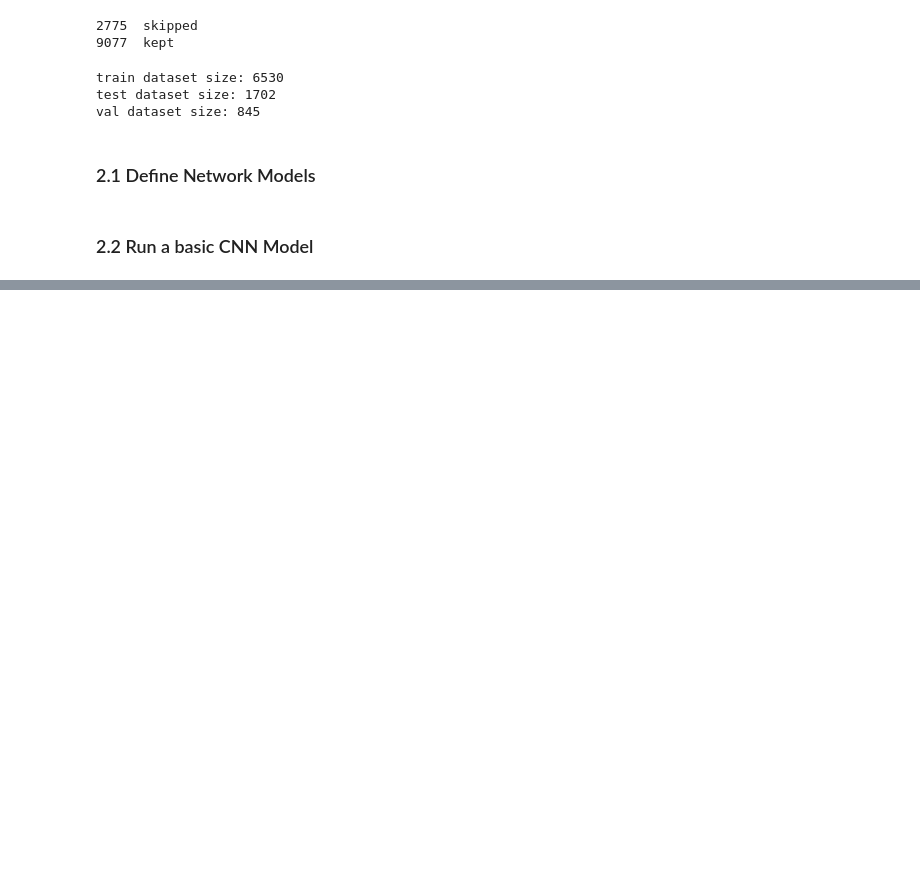
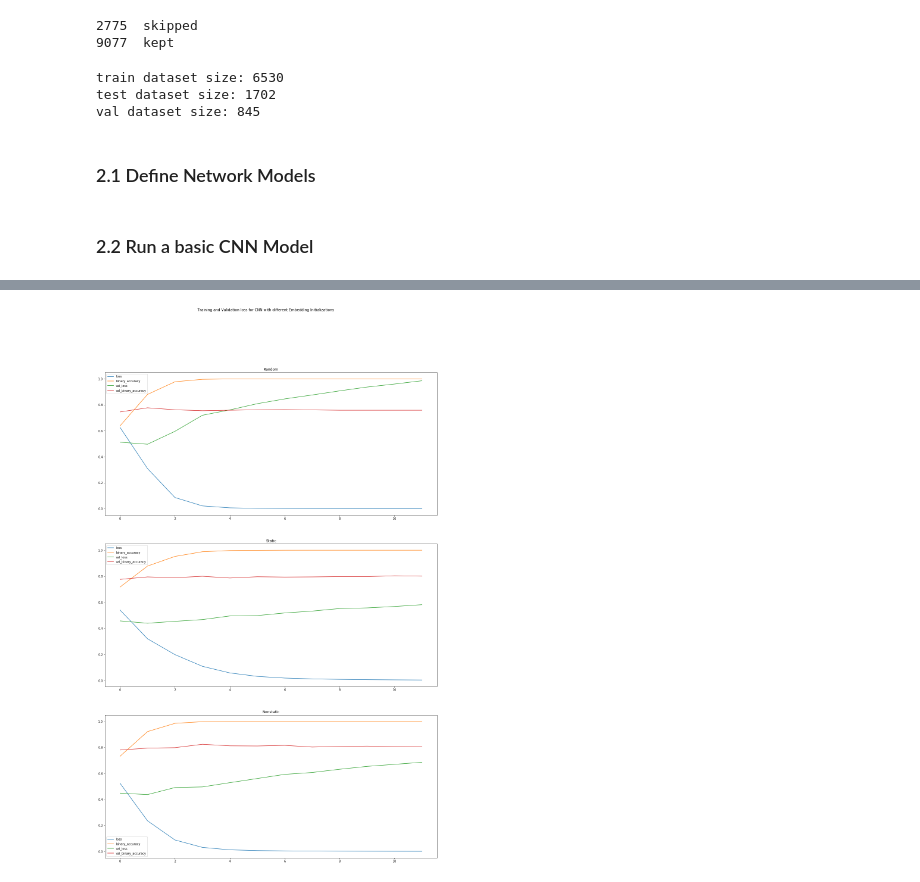
Before and after one commit to tehwentzel/DeepNLP_Homework, a Jupyter notebook: a3_cnn/Assignment 3.ipynb, the cells around one changed output, grey strips where cells are left out. Drawn from its saved outputs; the diff is of its cells as text; code cells hidden in the pictures; blank space fills up the shorter version.

```diff
--- a/a3_cnn/Assignment 3.ipynb
+++ b/a3_cnn/Assignment 3.ipynb
@@ -193,0 +191,3 @@ rand_hist = run_model()
+# %%
+rand_params = {}
+rand_hist = run_model(model_args = rand_params)
@@ -194,5 +222,6 @@ rand_hist = run_model()
 # %%
-static_hist = run_model(model_args = {'pretrained_embedding': True, 'train_embeddings': False})
+static_params = {'pretrained_embedding': True, 'train_embeddings': False}
+static_hist = run_model(model_args = static_params)
 # %% [output]
 Train on 6530 samples, validate on 845 samples
 Epoch 1/100
@@ -214,5 +243,6 @@ Epoch 25/100
 # %%
-nonstatic_hist = static_hist = run_model(model_args = {'pretrained_embedding': True, 'train_embeddings': True})
+nonstatic_params = {'pretrained_embedding': True, 'train_embeddings': True}
+nonstatic_hist = run_model(model_args = nonstatic_params)
 # %% [output]
 Train on 6530 samples, validate on 845 samples
 Epoch 1/100
@@ -253,90 +282,8 @@ def plot_history(histories, title = None, sub_titles = None, width = 2, plot_met
                 ax[i].set_title(sub_titles[i])
         if len(history.keys()) > 1:
             ax[i].legend()
-plot_history(vanilla_hists,
-             title = 'Training and Validation loss for 1 layer RNN variants',
-             sub_titles = ['Rnn','LSTM','GRU'])
-#report the number of itterations that got the best validation accuracy
-def best_timestep(history, metric_name = 'val_binary_accuracy', big_good = True):
-    values = history.history[metric_name]
-    evals = [np.mean( values[np.max([i-1,0]): np.min([i+1,len(values)-1])] ) for i in range(len(values))]
-    if not big_good:
-        evals = [-i for i in evals]
-    best_itter = np.argmax(evals)
-    best_val = values[best_itter]
-    result = {key: value[best_itter] for key, value in history.history.items() if re.search('val_', key) is not None}
-    result['itter'] = best_itter
-    return result
-[best_timestep(hist) for hist in vanilla_hists]
-
-def get_best_results(history_list, configs):
-    best_result_list = [best_timestep(hist) for hist in history_list]
-    best_config = configs[ np.argmax([n['val_binary_accuracy'] for n in best_result_list]) ]
-    print([n['val_binary_accuracy'] for n in best_result_list])
-    return best_config
-
-def lineplot_small_multiples(histories, title = None, sub_title_func = None, width = 2):
-    histories = [h.history for h in histories]
-    n_plots = len(histories)
-    n_rows = int(np.ceil(n_plots/width))
-    options = {'figsize': [40/n_rows,30/width]}
-    fig, ax = plt.subplots(n_rows, width, **options)
-    if title is not None:
-        fig.suptitle(title)
-    for i in range(n_rows*width):
-        x = int(i%width)
-        y = int(np.floor(i/width))
-        if n_rows > 1 and width > 1:
-            axis = ax[y,x]
-        elif width > 1:
-            axis = ax[x]
-        else:
-            axis = ax[y]
-        if i < n_plots:
-            history = histories[i]
-            for key, vals in history.items():
-                axis.plot(range(len(vals)), vals, label=key)
-                if sub_title_func is not None:
-                    axis.set_title(sub_title_func(i))
-            if len(history.keys()) > 1:
-                axis.legend()
-        else:
-            fig.delaxes(axis)
-
-def find_best_model(model_type, seq_len = 50, epochs = 40):
-    xtrain, ytrain = get_dataset('train', seq_len)
-    xval, yval = get_dataset('val', seq_len)
-    best_score = 0
-    best_model = None
-    es_callback = tf.keras.callbacks.EarlyStopping(monitor='val_loss',
-                                patience=2,
-                                restore_best_weights = True)
-    for embedding in [50,100,300]:
-        for hidden_states in [[4], [8], [16]]:
-            for train_embeddings in [True, False]:
-                model_args = {'hidden_states': hidden_states,
-                             'embedding': embedding,
-                             'train_embeddings': train_embeddings}
-                model = compile_model(model_type, .005, model_args,
-                                      ['BinaryAccuracy','Precision','Recall'])
-                hist = model.fit(xtrain, ytrain,
-                          validation_data = (xval, yval),
-                          callbacks = [es_callback],
-                          batch_size = 500,
-                          epochs = epochs,
-                          verbose = 0)
-                score = np.max(hist.history['val_binary_accuracy'])
-                if score > best_score:
-                    best_score = score
-                    best_model = model
-                    print(score)
-    return model
-
-def evaluate_best_model(model_type):
-    model = find_best_model(model_type)
-    xtest, ytest = get_dataset('test', 50)
-    [eval_loss, eval_acc, eval_precision, eval_recall] = model.evaluate(xtest, ytest)
-    f1_score = 2*eval_precision*eval_recall/(eval_precision + eval_recall)
-    result = {'precision': eval_precision, 'recall': eval_recall, 'f1_score': f1_score}
-    return model.__class__.__name__, result
+histories = [rand_hist, static_hist, nonstatic_hist]
+plot_history(histories,
+             title = 'Training and Validation loss for CNN with different Embedding Initializations',
+             sub_titles = ['Random', 'Static', 'Nonstatic'])
 # %% [output]
@@ -351,0 +290 @@ def evaluate_best_model(model_type):
+[figure, added]
```
Also changed, not shown: parts of 11 cells of this notebook.
